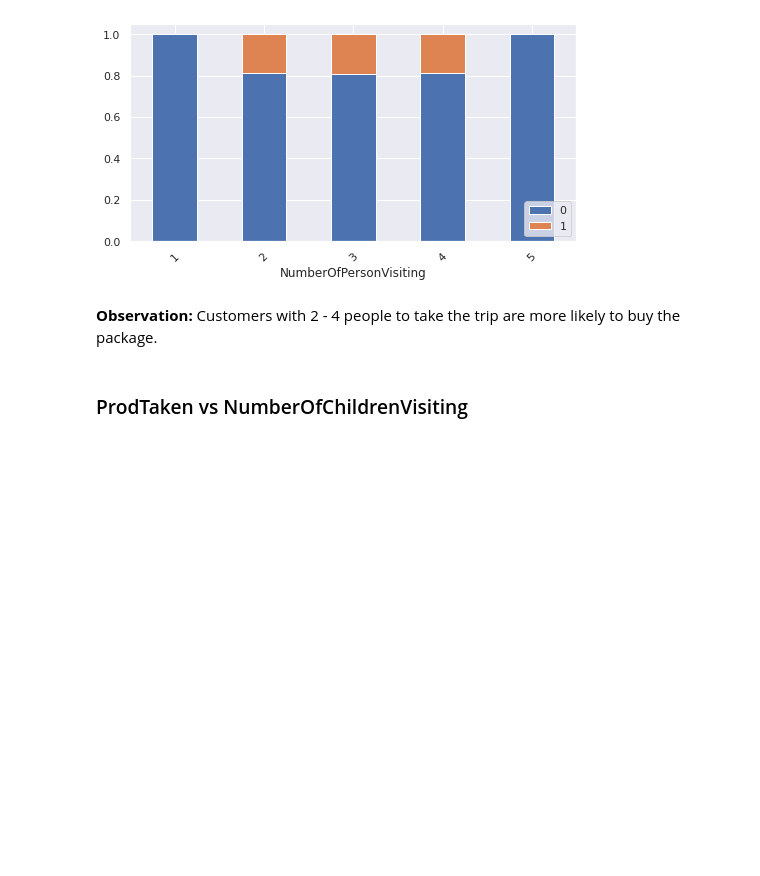
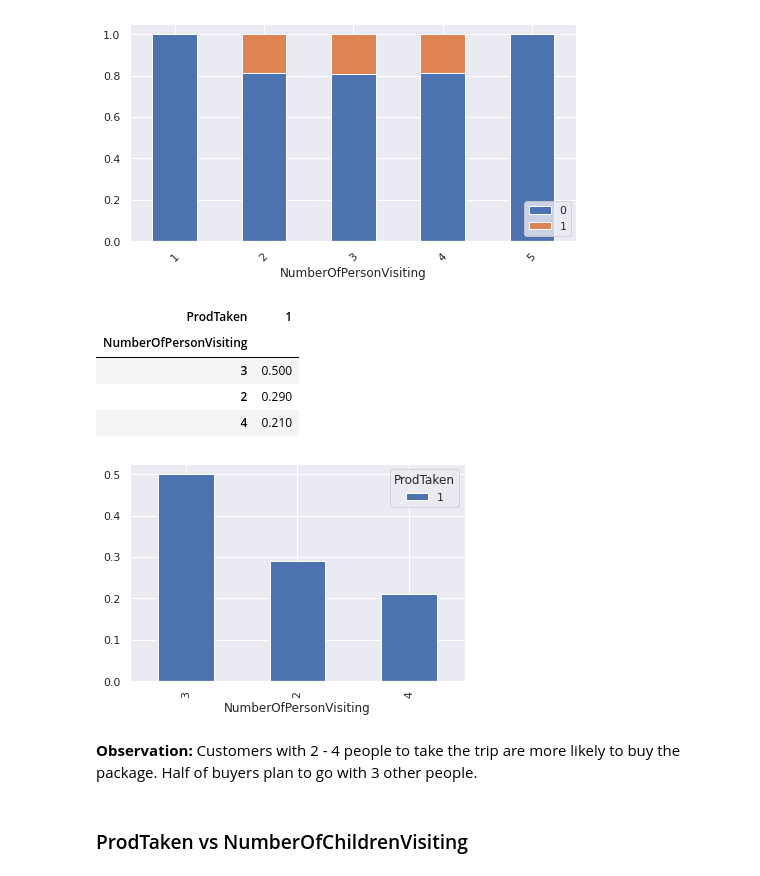
Before and after one commit to liangym2014/Data-science-and-machine-learning, a Jupyter notebook: 4.Travel_Package_Purchase_Prediction_Solution.ipynb, the cells around one changed output. Cells and saved outputs as stored; diff of their text form; code cells hidden in the pictures; blank space fills up the shorter version.

```diff
--- a/4.Travel_Package_Purchase_Prediction_Solution.ipynb
+++ b/4.Travel_Package_Purchase_Prediction_Solution.ipynb
@@ -413,8 +446,17 @@ stacked_bar(['Gender'], 'ProdTaken')
 stacked_bar(['NumberOfPersonVisiting'], 'ProdTaken')
 # %% [output]
 [figure]
+# %%
+buyer_distribution(["NumberOfPersonVisiting"])
+# %% [output]
+| ProdTaken | 1 |
+| NumberOfPersonVisiting |  |
+| 3 | 0.500 |
+| 2 | 0.290 |
+| 4 | 0.210 |
+[figure, added]
 # %% [markdown]
-**Observation:** Customers with 2 - 4 people to take the trip are more likely to buy the package.
+**Observation:** Customers with 2 - 4 people to take the trip are more likely to buy the package. Half of buyers plan to go with 3 other people.
 # %% [markdown]
 ### ProdTaken vs NumberOfChildrenVisiting
 # %%
```
Also changed, not shown: parts of 118 cells of this notebook.
